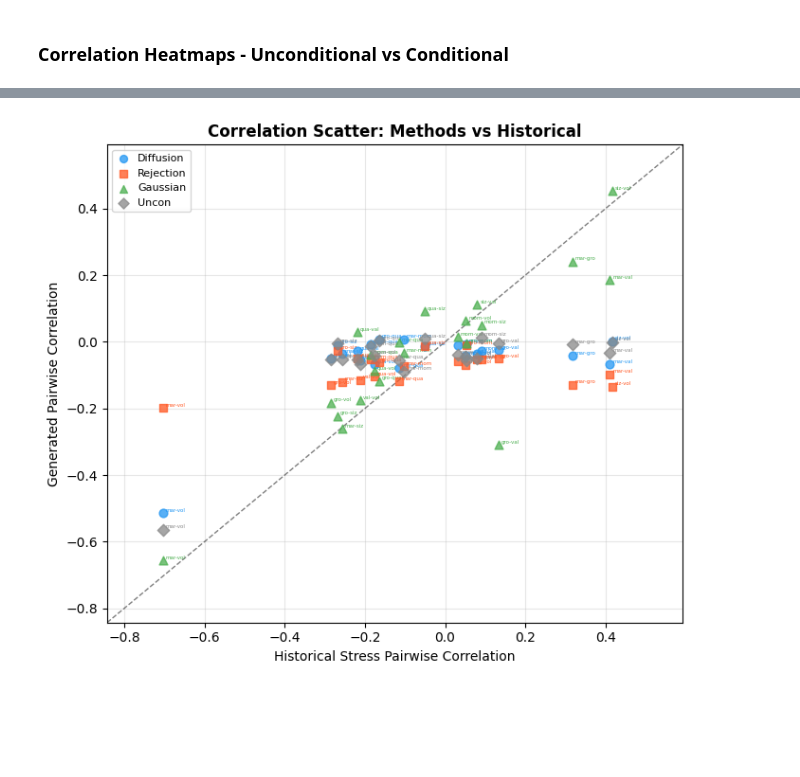
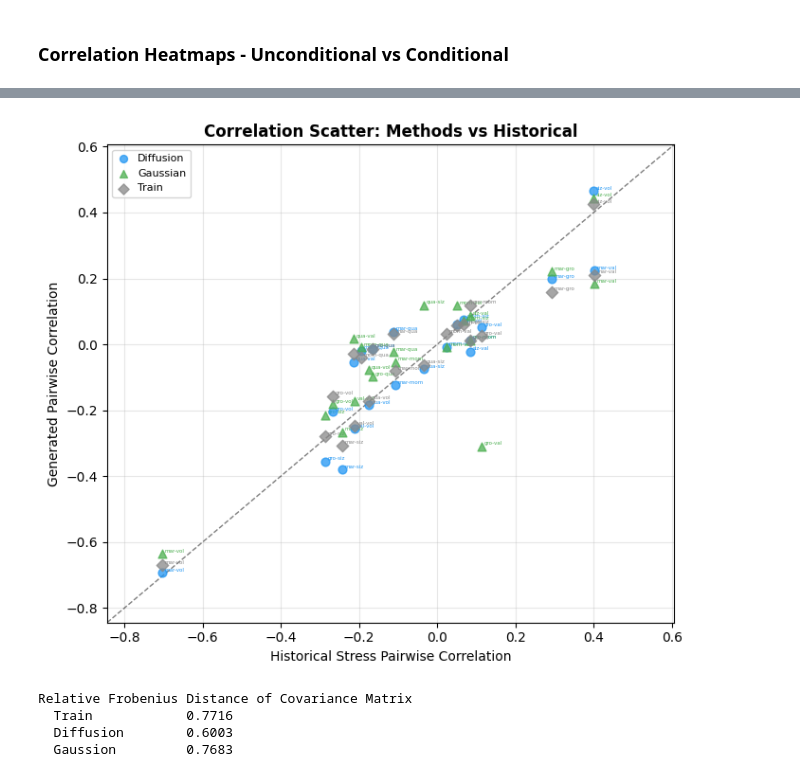
Before and after one commit to yryMax/TailEnhancedFinDiff, a Jupyter notebook: conditional_evaluation.ipynb, the cells around one changed output, grey strips where cells are left out. Drawn from its saved outputs; the diff is of its cells as text; code cells hidden in the pictures; blank space fills up the shorter version.

```diff
--- a/conditional_evaluation.ipynb
+++ b/conditional_evaluation.ipynb
@@ -119,7 +120,7 @@ maxns
 '\nNs = [128, 256, 512, 1028, 2048, 4096, 10000]\nuncons = [generate(*args, num_samples=N) for N in Ns]\nmaxns = [np.max(uncon[0], axis=0) for uncon in uncons]\nmaxns\nq3s   = [np.percentile(uncon[0], ...
 # %%
 # unconditional sample and conditional config
-GUIDANCE_S = 10 # guidance scale
+GUIDANCE_S = 5 # guidance scale
 N = 4096 # sample number
 train_model = load_model(f"{PREFIX}")
 diffusionScenario = ScenarioGenerator(train_model, DiffusionSampler(CHECKPOINT, guidance_scale = GUIDANCE_S))
@@ -154,7 +155,7 @@ if os.path.exists(REJ_CACHE):
 else:
     print("Cache not found, running rejection sampling (slow)...")
     rej = generate_rejection(diffusionScenario.sampler.model, diffusionScenario.sampler.scaler, cond_fn=lower003_fn,
-                             num_samples=N, guidance_scale=GUIDANCE_S)
+                             num_samples=N, guidance_scale=GUIDANCE_S, L = diffusionScenario.sampler.L)
     np.save(REJ_CACHE, rej)
     print(f"Saved to {REJ_CACHE}  shape={rej.shape}")
 # %% [output]
@@ -231,6 +232,7 @@ corr_uncon    = corr_mat(uncon)
 corr_rej      = corr_mat(rej)
 corr_low      = corr_mat(lower003)
 corr_gaussion = corr_mat(sampled_gaussian)
+corr_train    = corr_mat(train_model.F.drop(columns=['alpha']).values)
 # %%
 # --- load historical factor data ---
 hist = pd.read_csv(f"{PREFIX}/factors.csv", index_col=0, parse_dates=True)
@@ -341,37 +365,54 @@ def upper_tri(corr):
 hist_vec = upper_tri(corr_hist)
 methods  = [
     ("Diffusion",  upper_tri(corr_low),       COLORS["con"],      "o"),
-    ("Rejection",        upper_tri(corr_rej),       COLORS["rej"],      "s"),
+   # ("Rejection",        upper_tri(corr_rej),       COLORS["rej"],      "s"),
     ("Gaussian",   upper_tri(corr_gaussion),  COLORS["gaussion"], "^"),
-    ("Uncon",            upper_tri(corr_uncon),     COLORS["uncon"],    "D"),
+    ("Train",            upper_tri(corr_train),     COLORS["uncon"],    "D"),
 ]
 
 all_vecs = [hist_vec] + [v for _, v, _, _ in methods]
 lim = [min(v.min() for v in all_vecs), max(v.max() for v in all_vecs)]
 pad = (lim[1] - lim[0]) * 0.12 or 0.05
 lim = [lim[0] - pad, lim[1] + pad]
 
 fig, ax = plt.subplots(figsize=(7, 6))
 ax.plot(lim, lim, "k--", lw=1, alpha=0.5)
 
 for label, vec, color, mk in methods:
     ax.scatter(hist_vec, vec, color=color, s=40, marker=mk,
                zorder=4, label=label, alpha=0.75)
     for k, lbl in enumerate(pair_labels):
         ax.annotate(lbl, (hist_vec[k], vec[k]),
                     fontsize=4, xytext=(2, 1),
                     textcoords="offset points", color=color)
 
 ax.set_xlim(lim); ax.set_ylim(lim)
 ax.set_xlabel("Historical Stress Pairwise Correlation", fontsize=10)
 ax.set_ylabel("Generated Pairwise Correlation", fontsize=10)
 ax.set_title("Correlation Scatter: Methods vs Historical", fontweight="bold")
 ax.legend(fontsize=8, markerscale=0.9, handlelength=1.2)
 ax.grid(True, alpha=0.3)
 plt.tight_layout()
 plt.show()
 # %% [output]
-[figure, old version]
+[figure, new version]
+# %%
+from metrics.statistic import compute_cov
+print("Relative Frobenius Distance of Covariance Matrix")
+print(f"  {'Train':<16} {compute_cov(train_model.F.drop(columns=['alpha']).values, hist_stress):.4f}")
+print(f"  {'Diffusion':<16} {compute_cov(lower003, hist_stress):.4f}")
+print(f"  {'Gaussion':<16} {compute_cov(sampled_gaussian, hist_stress):.4f}")
+
+corr_uncon    = corr_mat(uncon)
+corr_rej      = corr_mat(rej)
+corr_low      = corr_mat(lower003)
+corr_gaussion = corr_mat(sampled_gaussian)
+corr_train    = corr_mat(train_model.F.drop(columns=['alpha']).values)
+# %% [output]
+Relative Frobenius Distance of Covariance Matrix
+  Train            0.7716
+  Diffusion        0.6003
+  Gaussion         0.7683
 # %%
 # TAT
 from factor_model import load_model, reconstruct_returns
```
Also changed, not shown: parts of 10 cells of this notebook, 3 other files.
